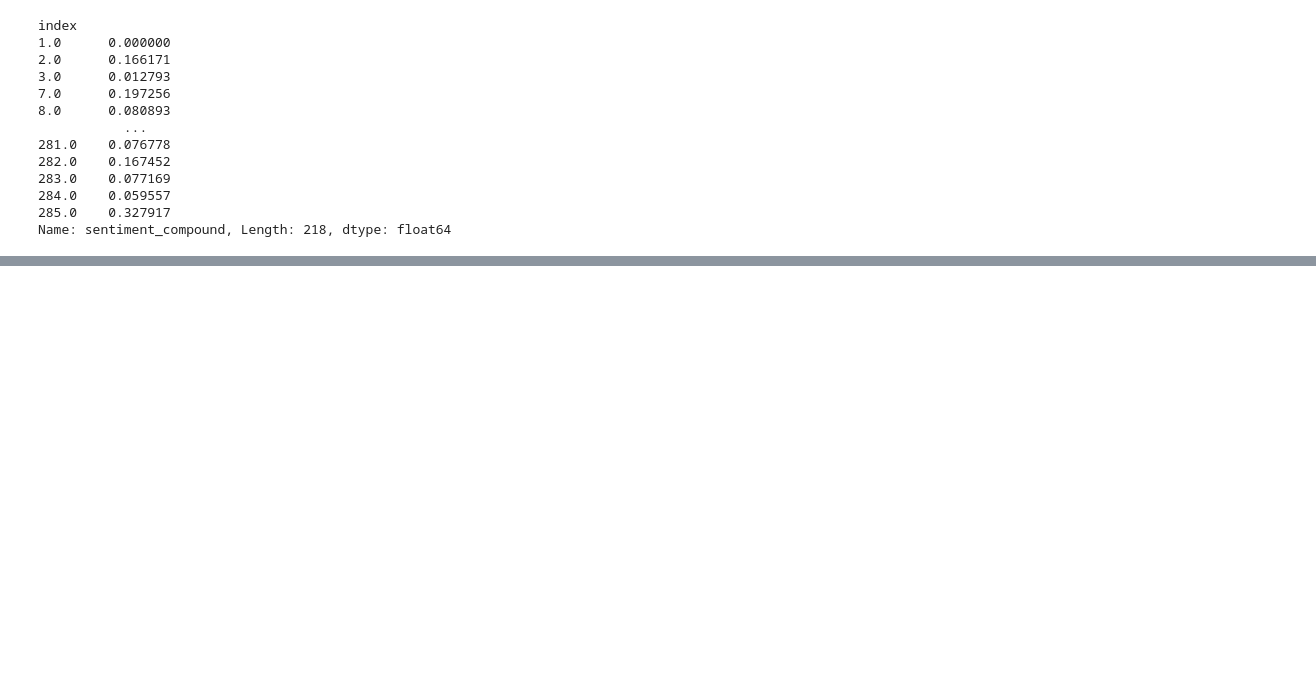
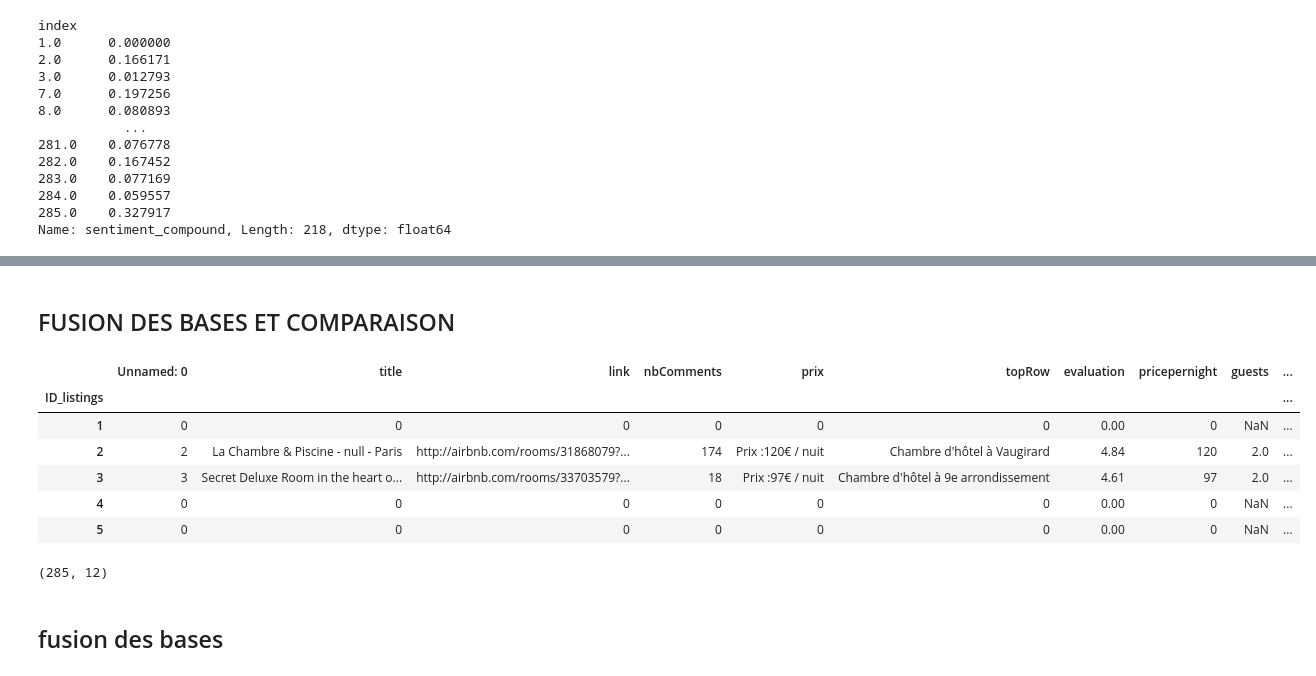
Before and after one commit to Gil97-tech/TP2A, a Jupyter notebook: projetwebsc.ipynb, the cells around one changed output, grey strips where cells are left out. Saved outputs shown, nothing was run; the diff lists cells and outputs as text; code cells hidden in the pictures; blank space fills up the shorter version.

```diff
--- a/projetwebsc.ipynb
+++ b/projetwebsc.ipynb
@@ -977,0 +867,2 @@ sentiments.head(50)
+# %% [markdown]
+## FUSION DES BASES ET COMPARAISON
@@ -977,0 +902,16 @@ sentiments.head(50)
+# %%
+df_listings.head()
+# %% [output]
+|  | Unnamed: 0 | title | link | nbComments | prix | topRow | evaluation | pricepernight | guests | ... |
+| ID_listings |  |  |  |  |  |  |  |  |  | ... |
+| 1 | 0 | 0 | 0 | 0 | 0 | 0 | 0.00 | 0 | NaN | ... |
+| 2 | 2 | La Chambre & Piscine - null - Paris | http://airbnb.com/rooms/31868079?... | 174 | Prix :120€ / nuit | Chambre d'hôtel à Vaugirard | 4.84 | 120 | 2.0 | ... |
+| 3 | 3 | Secret Deluxe Room in the heart o... | http://airbnb.com/rooms/33703579?... | 18 | Prix :97€ / nuit | Chambre d'hôtel à 9e arrondissement | 4.61 | 97 | 2.0 | ... |
+| 4 | 0 | 0 | 0 | 0 | 0 | 0 | 0.00 | 0 | NaN | ... |
+| 5 | 0 | 0 | 0 | 0 | 0 | 0 | 0.00 | 0 | NaN | ... |
+# %%
+df_listings.insert(0, 'ID_listings', range(1,len(df_listings)+1))
+df_listings = df_listings.set_index('ID_listings')
+df_listings.shape
+# %% [output]
+(285, 12)
@@ -977,0 +920,2 @@ sentiments.head(50)
+# %% [markdown]
+## fusion des bases
```
Also changed, not shown: parts of 37 cells of this notebook.
